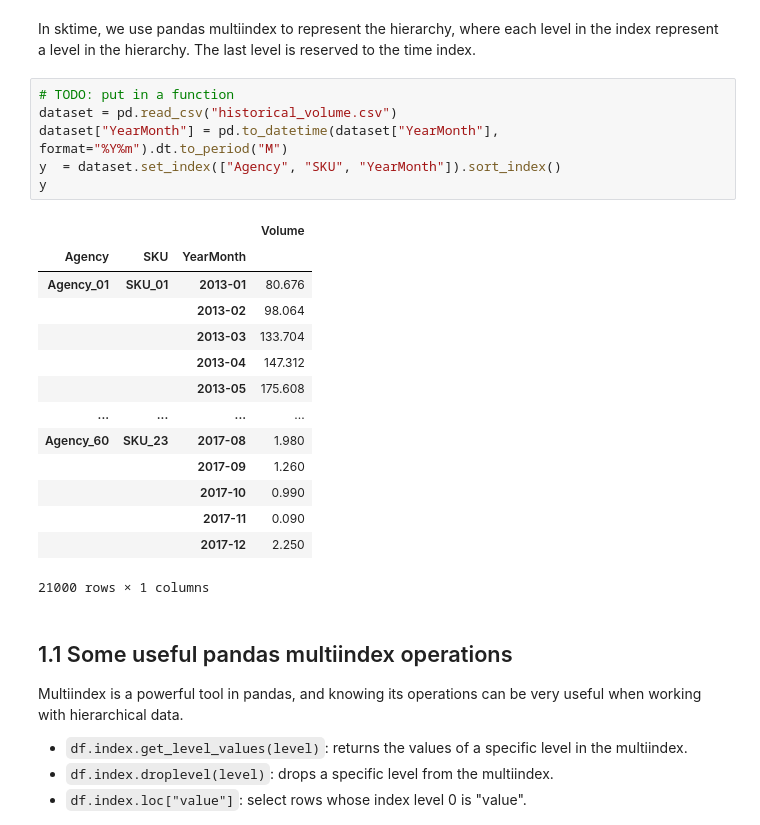
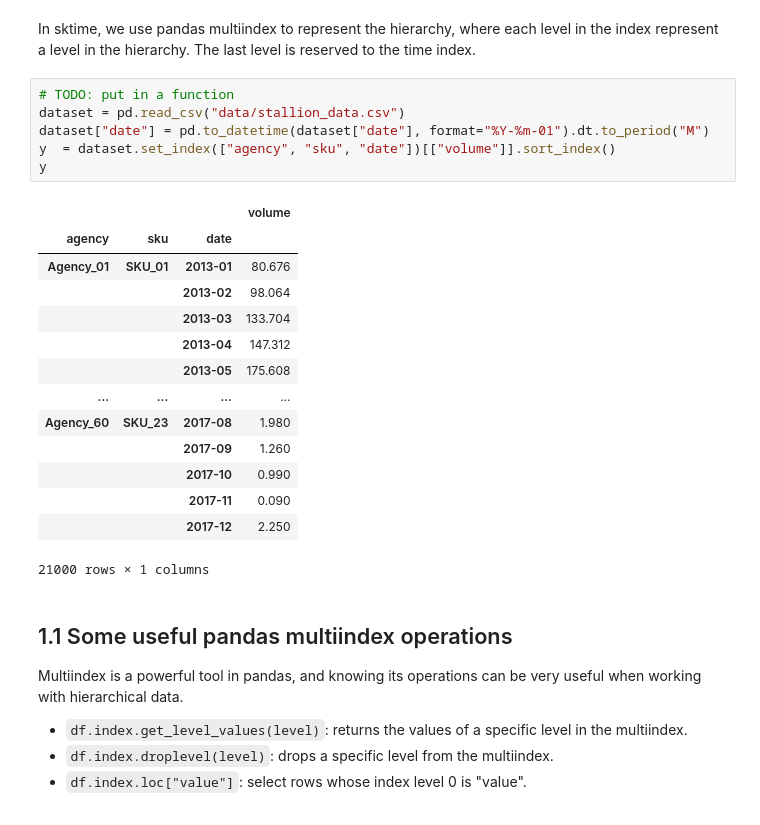
Before and after one commit to sktime/sktime-tutorial-euroscipy2024, a Jupyter notebook: notebooks/02_hierarchical_forecasting.ipynb, the cells around one changed output. Drawn from its saved outputs; the diff is of its cells as text.

Commit message:
Read stallion data from data dir

```diff
--- a/notebooks/02_hierarchical_forecasting.ipynb
+++ b/notebooks/02_hierarchical_forecasting.ipynb
@@ -61,13 +58,13 @@ graph TD
 In sktime, we use pandas multiindex to represent the hierarchy, where each level in the index represent a level in the hierarchy. The last level is reserved to the time index.
 # %%
 # TODO: put in a function
-dataset = pd.read_csv("historical_volume.csv")
-dataset["YearMonth"] = pd.to_datetime(dataset["YearMonth"], format="%Y%m").dt.to_period("M")
-y  = dataset.set_index(["Agency", "SKU", "YearMonth"]).sort_index()
+dataset = pd.read_csv("data/stallion_data.csv")
+dataset["date"] = pd.to_datetime(dataset["date"], format="%Y-%m-01").dt.to_period("M")
+y  = dataset.set_index(["agency", "sku", "date"])[["volume"]].sort_index()
 y
 # %% [output]
-|  |  |  | Volume |
-| Agency | SKU | YearMonth |  |
+|  |  |  | volume |
+| agency | sku | date |  |
 | Agency_01 | SKU_01 | 2013-01 | 80.676 |
 |  |  | 2013-02 | 98.064 |
 |  |  | 2013-03 | 133.704 |
```
Also changed, not shown: parts of 24 cells of this notebook, 2 other files.
